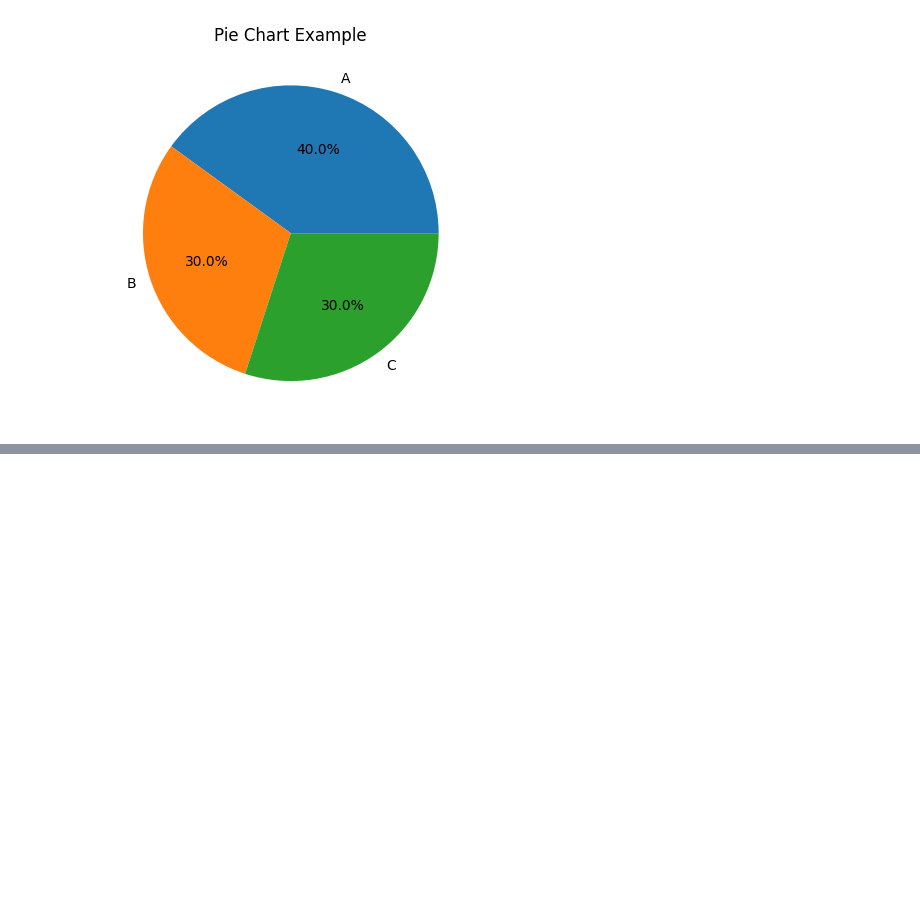
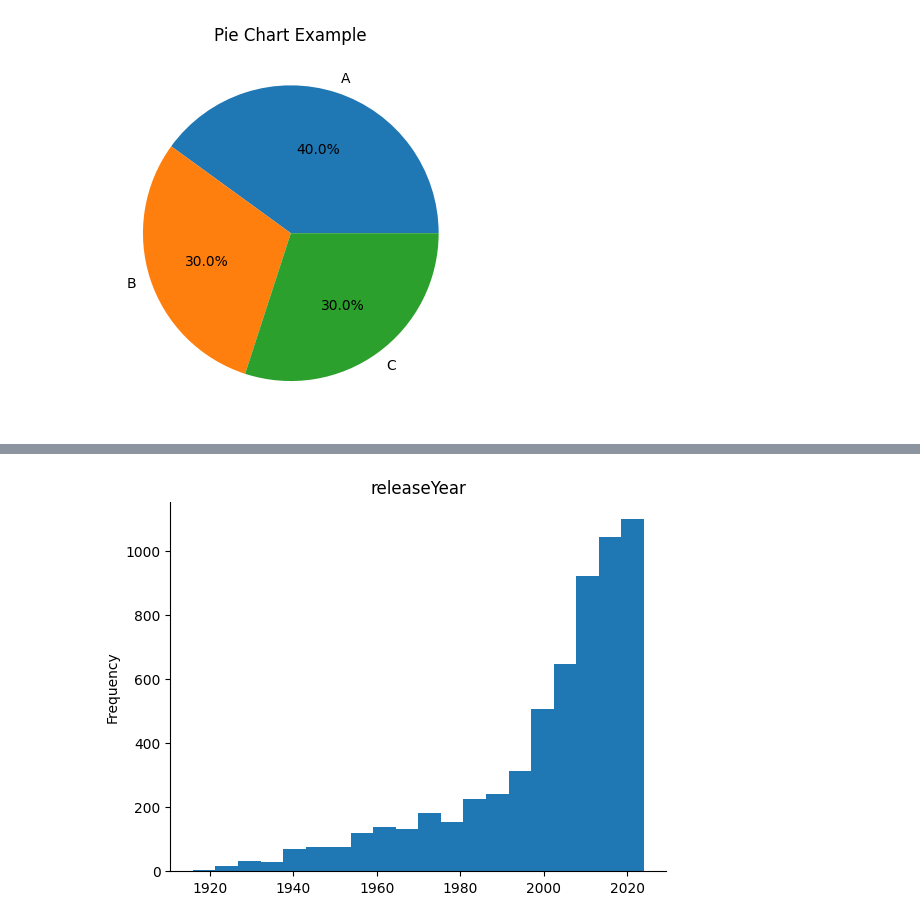
Before and after one commit to Esteban-Prince/VDA-CPE-031-CPE21S4, a Jupyter notebook: Lab_Matplotlib.ipynb, the cells around one changed output, grey strips where cells are left out. Cells and saved outputs as stored; diff of their text form; code cells hidden in the pictures; blank space fills up the shorter version.

```diff
--- a/Lab_Matplotlib.ipynb
+++ b/Lab_Matplotlib.ipynb
@@ -210,0 +247,5 @@ plt.show()
+# %%
+imdb['releaseYear'].plot(kind='hist', bins=20, title='releaseYear')
+plt.gca().spines[['top', 'right',]].set_visible(False)
+# %% [output]
+[figure, added]
```
Also changed, not shown: parts of 5 cells of this notebook.
